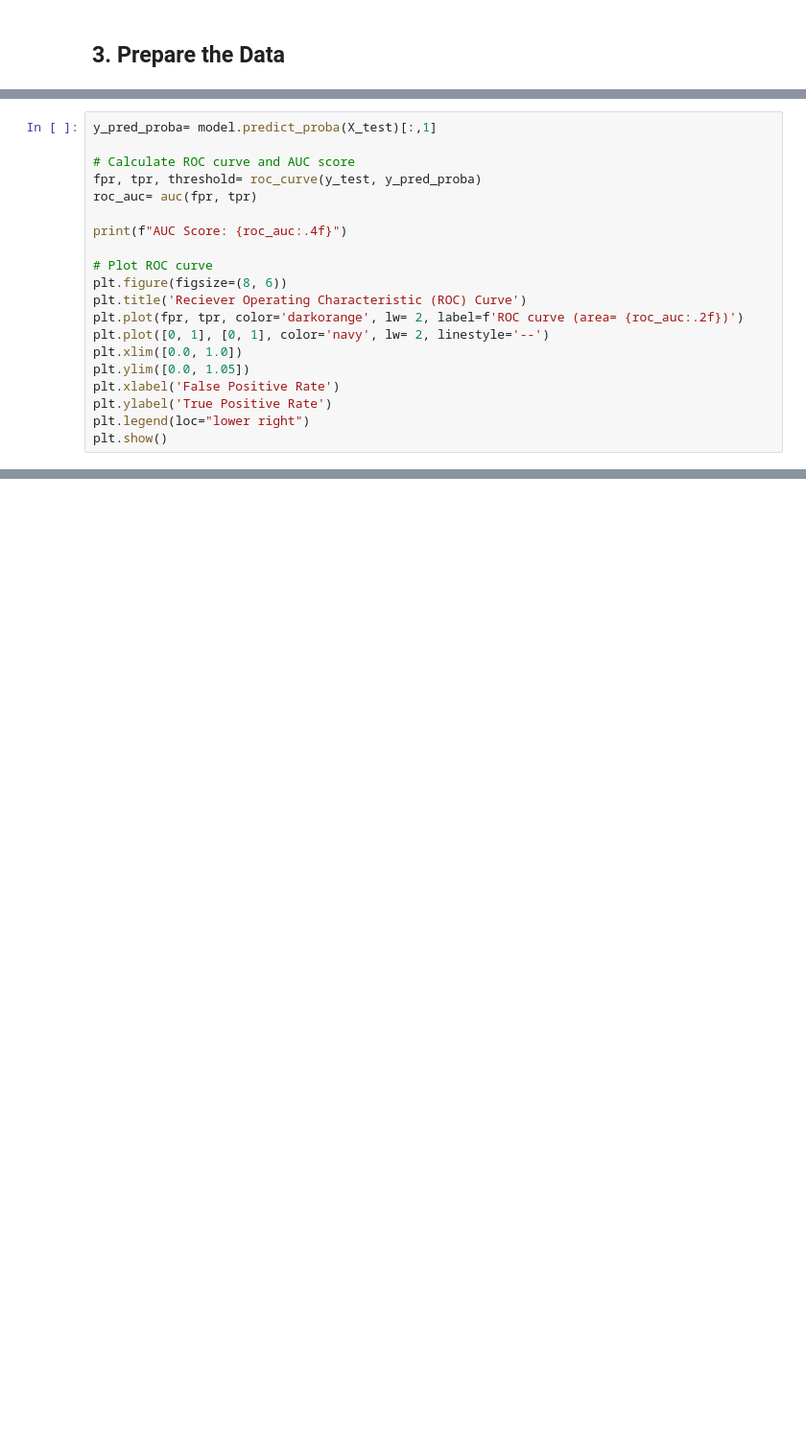
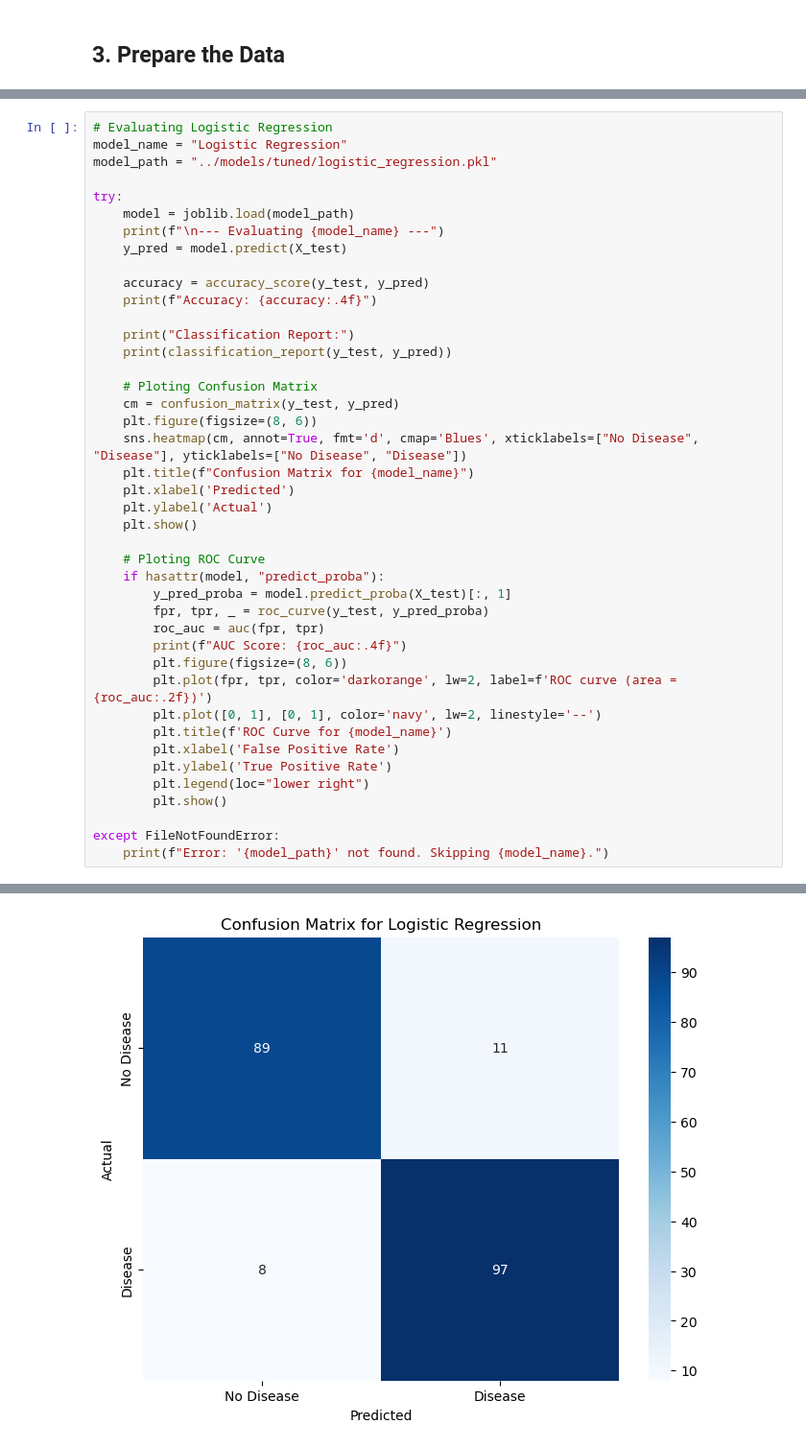
Before and after one commit to prajal005/heart-disease-prediction, a Jupyter notebook: notebooks/testing.ipynb, the cells around one changed output, grey strips where cells are left out. Shown at 96% size. Drawn from its saved outputs; the diff is of its cells as text; blank space fills up the shorter version.

Commit message:
Evaluated the testing.ipynb with all the hyper tuned models,

```diff
--- a/notebooks/testing.ipynb
+++ b/notebooks/testing.ipynb
@@ -101,20 +49,0 @@ plt.show()
-# %%
-y_pred_proba= model.predict_proba(X_test)[:,1]
-
-# Calculate ROC curve and AUC score
-fpr, tpr, threshold= roc_curve(y_test, y_pred_proba)
-roc_auc= auc(fpr, tpr)
-
-print(f"AUC Score: {roc_auc:.4f}")
-
-# Plot ROC curve
-plt.figure(figsize=(8, 6))
-plt.title('Reciever Operating Characteristic (ROC) Curve')
-plt.plot(fpr, tpr, color='darkorange', lw= 2, label=f'ROC curve (area= {roc_auc:.2f})')
-plt.plot([0, 1], [0, 1], color='navy', lw= 2, linestyle='--')
-plt.xlim([0.0, 1.0])
-plt.ylim([0.0, 1.05])
-plt.xlabel('False Positive Rate')
-plt.ylabel('True Positive Rate')
-plt.legend(loc="lower right")
-plt.show()
@@ -155,0 +54,43 @@ This model is now validated and ready for use in a prediction pipeline.
+# %%
+# Evaluating Logistic Regression
+model_name = "Logistic Regression"
+model_path = "../models/tuned/logistic_regression.pkl"
+
+try:
+    model = joblib.load(model_path)
+    print(f"\n--- Evaluating {model_name} ---")
+    y_pred = model.predict(X_test)
+
+    accuracy = accuracy_score(y_test, y_pred)
+    print(f"Accuracy: {accuracy:.4f}")
+
+    print("Classification Report:")
+    print(classification_report(y_test, y_pred))
+
+    # Ploting Confusion Matrix
+    cm = confusion_matrix(y_test, y_pred)
+    plt.figure(figsize=(8, 6))
+    sns.heatmap(cm, annot=True, fmt='d', cmap='Blues', xticklabels=["No Disease", "Disease"], yticklabels=["No Disease", "Disease"])
+    plt.title(f"Confusion Matrix for {model_name}")
+    plt.xlabel('Predicted')
+    plt.ylabel('Actual')
+    plt.show()
+
+    # Ploting ROC Curve
+    if hasattr(model, "predict_proba"):
+        y_pred_proba = model.predict_proba(X_test)[:, 1]
+        fpr, tpr, _ = roc_curve(y_test, y_pred_proba)
+        roc_auc = auc(fpr, tpr)
+        print(f"AUC Score: {roc_auc:.4f}")
+        plt.figure(figsize=(8, 6))
+        plt.plot(fpr, tpr, color='darkorange', lw=2, label=f'ROC curve (area = {roc_auc:.2f})')
+        plt.plot([0, 1], [0, 1], color='navy', lw=2, linestyle='--')
+        plt.title(f'ROC Curve for {model_name}')
+        plt.xlabel('False Positive Rate')
+        plt.ylabel('True Positive Rate')
+        plt.legend(loc="lower right")
+        plt.show()
+
+except FileNotFoundError:
+    print(f"Error: '{model_path}' not found. Skipping {model_name}.")
+# %% [output]
@@ -155,0 +108 @@ This model is now validated and ready for use in a prediction pipeline.
+[figure, added]
```
Also changed, not shown: parts of 43 cells of this notebook.
